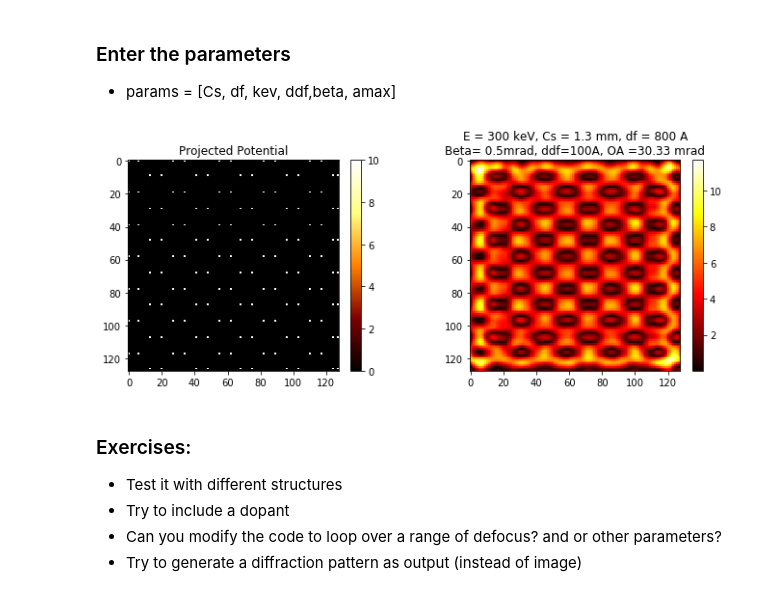
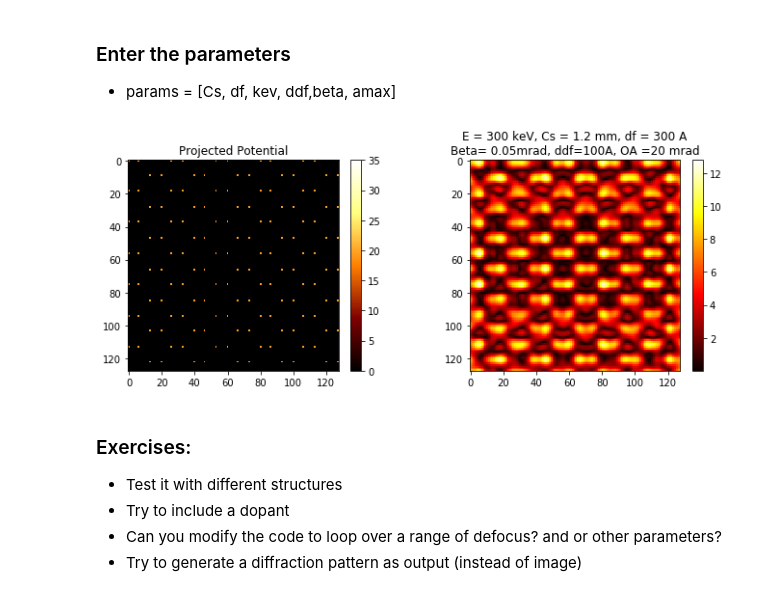
Before and after one commit to Advanced-EM/AdvancedEM, a Jupyter notebook: Week4/01_BF_ImageSimulation.ipynb, the cells around one changed output. Cells and saved outputs as stored; diff of their text form; code cells hidden in the pictures.

```diff
--- a/Week4/01_BF_ImageSimulation.ipynb
+++ b/Week4/01_BF_ImageSimulation.ipynb
@@ -48,7 +50,7 @@ from scipy.special import expit
 - The electron and X-ray scattering factors for all neutral atoms with atomic numbers Z=2 through Z=103 were calculated using the relativistic Hartree-Fock program.
 # %%
 def tempot(xmax,ymax,nx,ny,potfile):
-    zed =2 #0.67;  # zed=2 for rutherford scattering of the nucleus, less for screening
+    zed =1.7 #0.67;  # zed=2 for rutherford scattering of the nucleus, less for screening
     ix = np.arange(1,nx+1)
     iy = np.arange(1,ny+1)
 
@@ -256,13 +258,13 @@ def ctemconvolution(V,rmax,nx,params,type):
 - params = [Cs, df, kev, ddf,beta, amax]
 # %%
 kev = 300
-Cs= 1.3
-df= 800
+Cs= 1.2
+df= 300
 ddf= 100 #Chromatic aberration spread
-beta= 0.5 #spread in illumination
-rmax = 25
+beta= 0.05 #spread in illumination
+rmax = 25.7925 #angstroms
 nx = 128
-amax = 30.33 #OA
+amax = 20 #OA
 potfile ='Si_7x5.dat'
 type = 1
 
@@ -273,27 +275,27 @@ II = ctemconvolution(V,rmax,nx,params,type)
 # %%
 fig, axis = plt.subplots(ncols=2,figsize=(10, 4))
 
-im_handle = axis[0].imshow(np.sqrt(V),cmap='afmhot',vmax=10)
+im_handle = axis[0].imshow(np.sqrt(V),cmap='afmhot',vmax=35)
 axis[0].set_title('Projected Potential')
 
 # Adding a colorbar:
 cbar = plt.colorbar(im_handle, ax=axis[0], orientation='vertical',
 fraction=0.046, pad=0.04, use_gridspec=True)
 
 
 im_handle = axis[1].imshow(II,cmap='hot')
 axis[1].set_title(f'E = {params[2]} keV, Cs = {params[0]} mm, df = {params[1]} A'
              +"\n"+
             f'Beta= {params[4]}mrad, ddf={params[3]}A, OA ={params[5]} mrad')
 
 
 # Adding a colorbar:
 cbar = plt.colorbar(im_handle, ax=axis[1], orientation='vertical',
 fraction=0.046, pad=0.04, use_gridspec=True)
 
 fig.tight_layout()
 # %% [output]
-[figure, old version]
+[figure, new version]
 # %% [markdown]
 ### Exercises:
 
```
Also changed, not shown: parts of 3 cells of this notebook, 1 other file.
